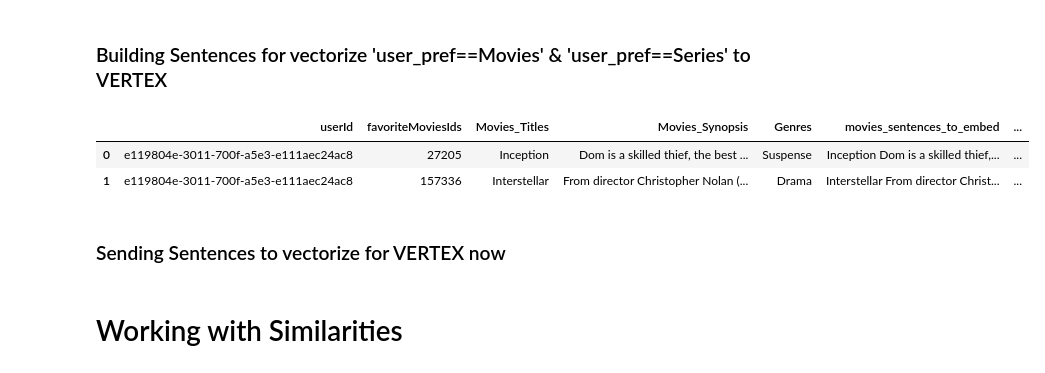
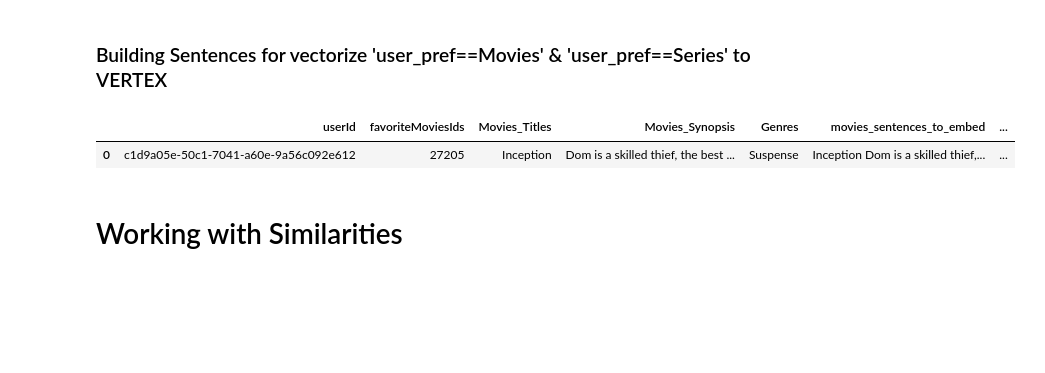
Before and after one commit to BubboApp/bubbo-data, a Jupyter notebook: recommendation-engine-alpha/from_user_pref_to_embedds.ipynb, the cells around one changed output. Cells and saved outputs as stored; diff of their text form; code cells hidden in the pictures; blank space fills up the shorter version.

```diff
--- a/recommendation-engine-alpha/from_user_pref_to_embedds.ipynb
+++ b/recommendation-engine-alpha/from_user_pref_to_embedds.ipynb
@@ -148,5 +153,5 @@ user_pref.head()
 # %%
-user_updating_preferences = user_pref[user_pref['userId']== 'e119804e-3011-700f-a5e3-e111aec24ac8'].head()
+user_updating_preferences = user_pref[user_pref['userId']== 'c1d9a05e-50c1-7041-a60e-9a56c092e612'].head()
 user_updating_preferences
 # %% [output]
 |  | userId | favoriteMoviesIds | favoriteGenresIds | favoriteSeriesIds |
@@ -254,13 +252,10 @@ def get_embedding(text):
 user_fav_movies["movies_embeddings"] = user_fav_movies["movies_sentences_to_embed"].apply(get_embedding)
 user_fav_series["series_embeddings"] = user_fav_series["series_sentences_to_embed"].apply(get_embedding)
 # %%
-user_fav_movies.head(2)
+user_fav_movies.head(1)
 # %% [output]
 |  | userId | favoriteMoviesIds | Movies_Titles | Movies_Synopsis | Genres | movies_sentences_to_embed | ... |
-| 0 | e119804e-3011-700f-a5e3-e111aec24ac8 | 27205 | Inception | Dom is a skilled thief, the best ... | Suspense | Inception Dom is a skilled thief,... | ... |
-| 1 | e119804e-3011-700f-a5e3-e111aec24ac8 | 157336 | Interstellar | From director Christopher Nolan (... | Drama | Interstellar From director Christ... | ... |
+| 0 | c1d9a05e-50c1-7041-a60e-9a56c092e612 | 27205 | Inception | Dom is a skilled thief, the best ... | Suspense | Inception Dom is a skilled thief,... | ... |
-# %% [markdown]
-### Sending Sentences to vectorize for VERTEX now
 # %% [markdown]
 # Working with Similarities
 # %% [markdown]
```
Also changed, not shown: parts of 6 cells of this notebook, 2 other files.
